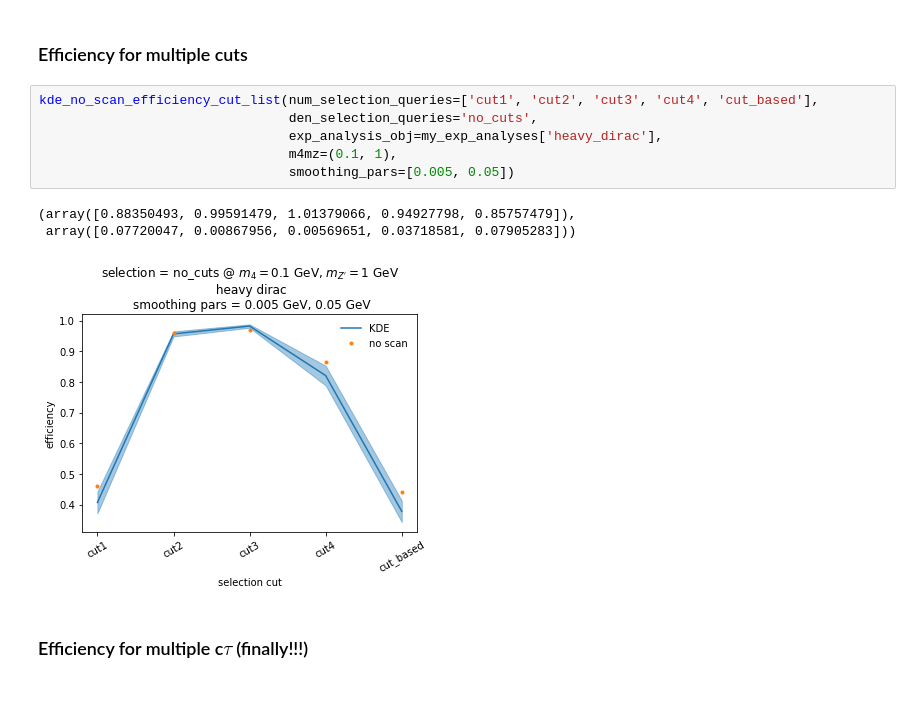
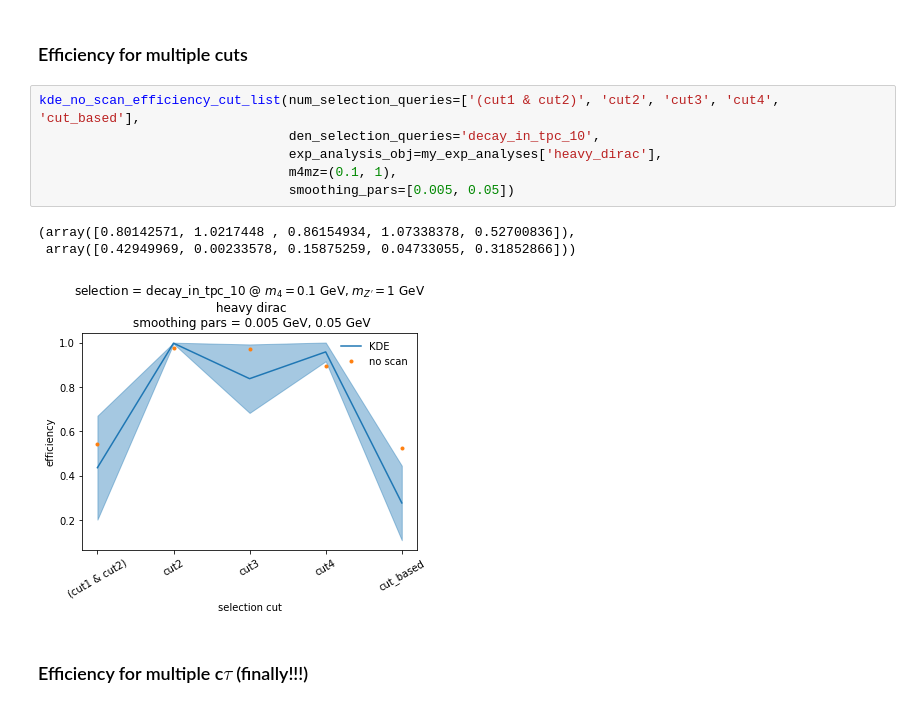
Before and after one commit to mhostert/dark-neutrinos-at-T2K, a Jupyter notebook: exp_analysis/3_comparison_observables.ipynb, the cells around one changed output. Drawn from its saved outputs; the diff is of its cells as text.

```diff
--- a/exp_analysis/3_comparison_observables.ipynb
+++ b/exp_analysis/3_comparison_observables.ipynb
@@ -113,15 +122,15 @@ no_scan_efficiency(num_selection_query='cut1',
 # %% [markdown]
 ### Efficiency for multiple cuts
 # %%
-kde_no_scan_efficiency_cut_list(num_selection_queries=['cut1', 'cut2', 'cut3', 'cut4', 'cut_based'],
-                                den_selection_queries='no_cuts',
+kde_no_scan_efficiency_cut_list(num_selection_queries=['(cut1 & cut2)', 'cut2', 'cut3', 'cut4', 'cut_based'],
+                                den_selection_queries='decay_in_tpc_10',
                                 exp_analysis_obj=my_exp_analyses['heavy_dirac'],
                                 m4mz=(0.1, 1),
                                 smoothing_pars=[0.005, 0.05])
 # %% [output]
-(array([0.88350493, 0.99591479, 1.01379066, 0.94927798, 0.85757479]),
- array([0.07720047, 0.00867956, 0.00569651, 0.03718581, 0.07905283]))
+(array([0.80142571, 1.0217448 , 0.86154934, 1.07338378, 0.52700836]),
+ array([0.42949969, 0.00233578, 0.15875259, 0.04733055, 0.31852866]))
-[figure, old version]
+[figure, new version]
 # %% [markdown]
 ### Efficiency for multiple c$\tau$ (finally!!!)
 # %%
```
Also changed, not shown: parts of 2 cells of this notebook, 1 other file.
